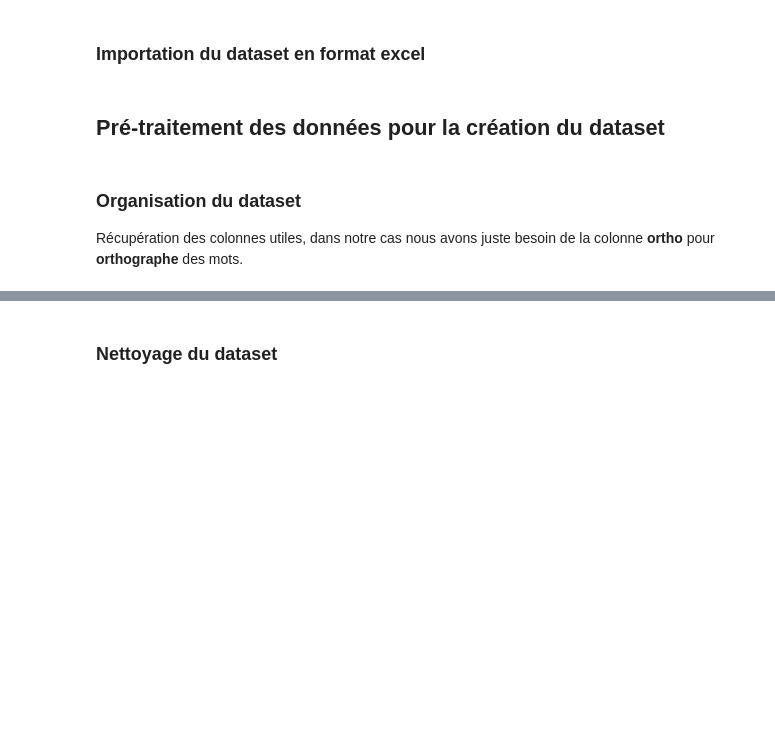
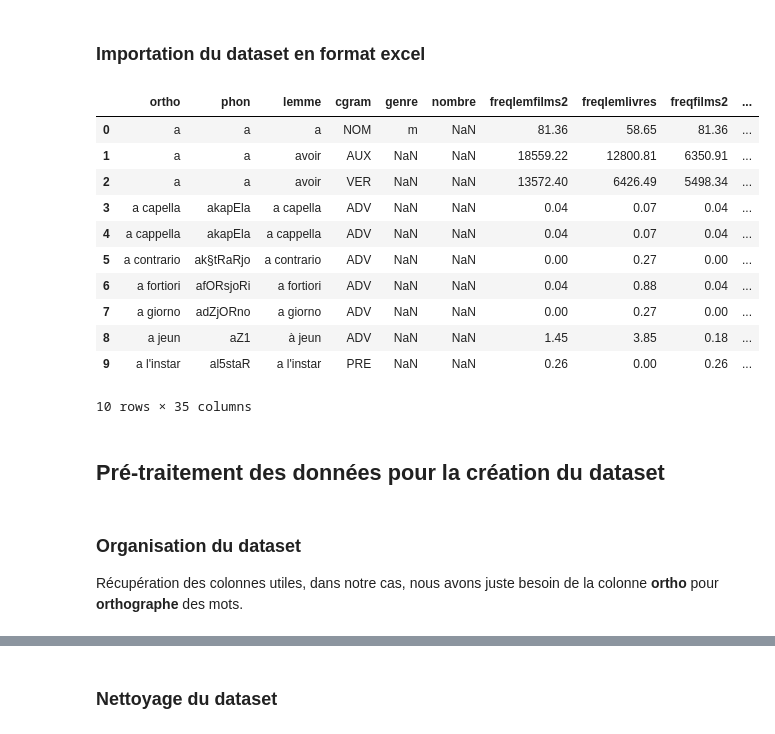
Before and after one commit to GzIrYsz/smart-read-prototypes, a Jupyter notebook: notebooks/spellchecking/data-preprocessing.ipynb, the cells around one changed output, grey strips where cells are left out. Drawn from its saved outputs; the diff is of its cells as text; code cells hidden in the pictures; blank space fills up the shorter version.

```diff
--- a/notebooks/spellchecking/data-preprocessing.ipynb
+++ b/notebooks/spellchecking/data-preprocessing.ipynb
@@ -25,7 +22,23 @@ print(data.head(10))
+# %%
+data = pd.read_table(filepath_or_buffer="../../data/raw/Lexique383.tsv")
+data.head(10)
+# %% [output]
+|  | ortho | phon | lemme | cgram | genre | nombre | freqlemfilms2 | freqlemlivres | freqfilms2 | ... |
+| 0 | a | a | a | NOM | m | NaN | 81.36 | 58.65 | 81.36 | ... |
+| 1 | a | a | avoir | AUX | NaN | NaN | 18559.22 | 12800.81 | 6350.91 | ... |
+| 2 | a | a | avoir | VER | NaN | NaN | 13572.40 | 6426.49 | 5498.34 | ... |
+| 3 | a capella | akapEla | a capella | ADV | NaN | NaN | 0.04 | 0.07 | 0.04 | ... |
+| 4 | a cappella | akapEla | a cappella | ADV | NaN | NaN | 0.04 | 0.07 | 0.04 | ... |
+| 5 | a contrario | ak§tRaRjo | a contrario | ADV | NaN | NaN | 0.00 | 0.27 | 0.00 | ... |
+| 6 | a fortiori | afORsjoRi | a fortiori | ADV | NaN | NaN | 0.04 | 0.88 | 0.04 | ... |
+| 7 | a giorno | adZjORno | a giorno | ADV | NaN | NaN | 0.00 | 0.27 | 0.00 | ... |
+| 8 | a jeun | aZ1 | à jeun | ADV | NaN | NaN | 1.45 | 3.85 | 0.18 | ... |
+| 9 | a l'instar | al5staR | a l'instar | PRE | NaN | NaN | 0.26 | 0.00 | 0.26 | ... |
+10 rows × 35 columns
 # %% [markdown]
 ## Pré-traitement des données pour la création du dataset
 # %% [markdown]
 ### Organisation du dataset
 
-Récupération des colonnes utiles, dans notre cas nous avons juste besoin de la colonne **ortho** pour **orthographe** des mots.
+Récupération des colonnes utiles, dans notre cas, nous avons juste besoin de la colonne **ortho** pour **orthographe** des mots.
 # %%
```
Also changed, not shown: parts of 11 cells of this notebook.
